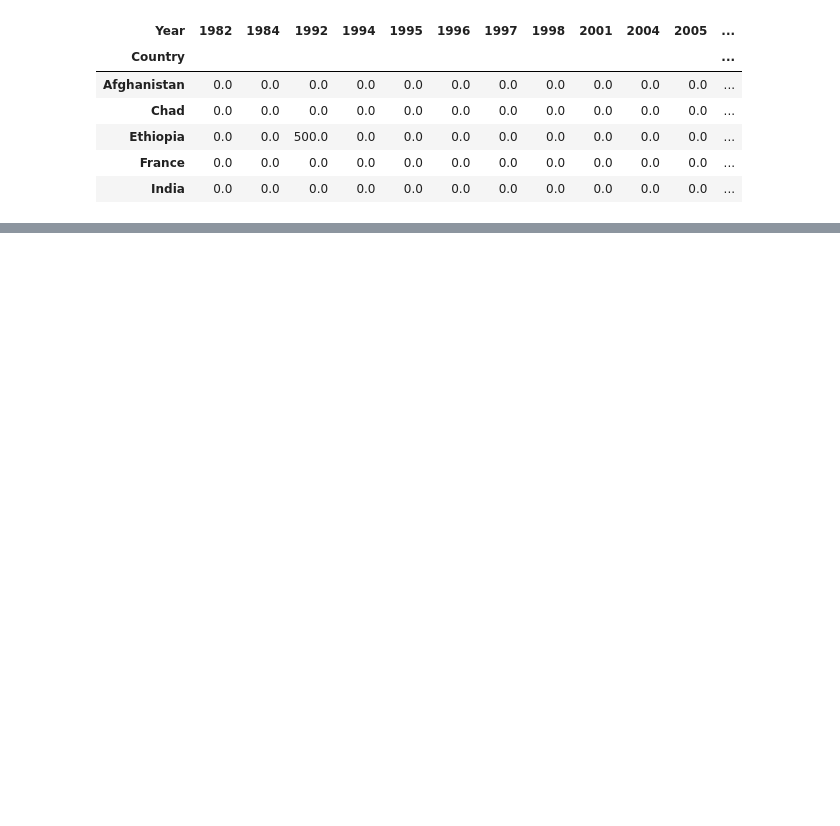
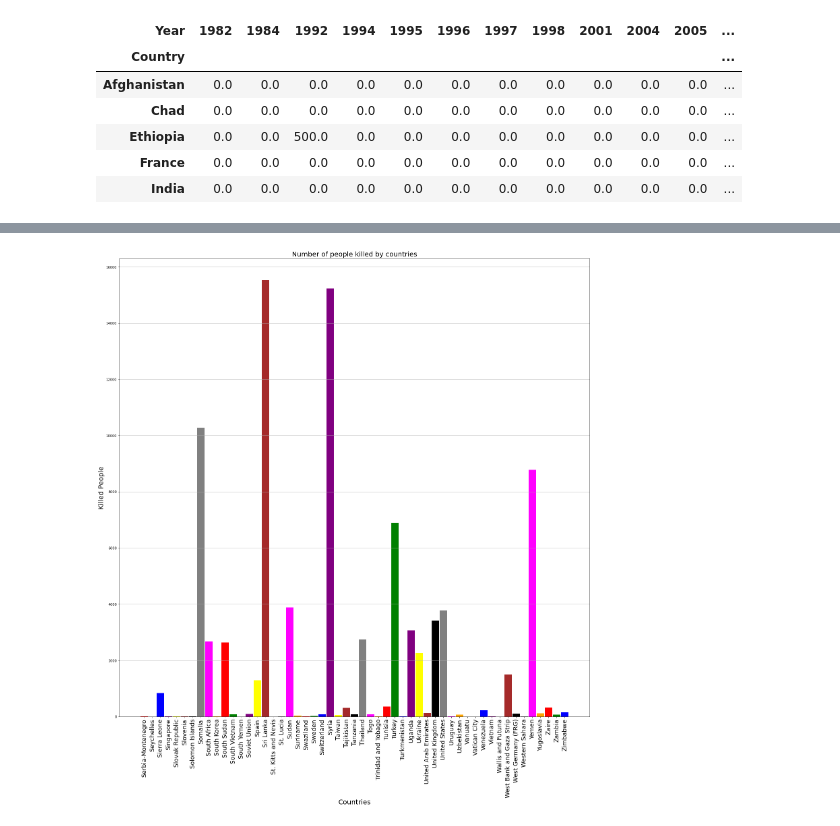
Before and after one commit to FiNiX-GaMmA/Global_terrorism-EDA_project, a Jupyter notebook: worsheet.ipynb, the cells around one changed output, grey strips where cells are left out. Saved outputs shown, nothing was run; the diff lists cells and outputs as text; code cells hidden in the pictures; blank space fills up the shorter version.

```diff
--- a/worsheet.ipynb
+++ b/worsheet.ipynb
@@ -418,0 +529,23 @@ py.iplot(fig, filename='heatmap',show_link=False)
+# %%
+labels = countryKillFormatData.columns.tolist()
+labels = labels[152:206]
+index = np.arange(len(labels))
+transpoze = countryKillFormatData.T
+values = transpoze.values.tolist()
+values = values[152:206]
+values = [int(i[0]) for i in values]
+colors = ['red', 'green', 'blue', 'purple', 'yellow', 'brown', 'black', 'gray', 'magenta', 'orange']
+fig, ax = plt.subplots(1, 1)
+ax.yaxis.grid(True)
+fig_size = plt.rcParams["figure.figsize"]
+fig_size[0]=25
+fig_size[1]=25
+plt.rcParams["figure.figsize"] = fig_size
+plt.bar(index, values, color = colors, width = 0.9)
+plt.ylabel('Killed People', fontsize=20)
+plt.xlabel('Countries', fontsize = 20)
+plt.xticks(index, labels, fontsize=18, rotation=90)
+plt.title('Number of people killed by countries', fontsize = 20)
+plt.show()
+# %% [output]
+[figure, added]
```
Also changed, not shown: parts of 35 cells of this notebook.
